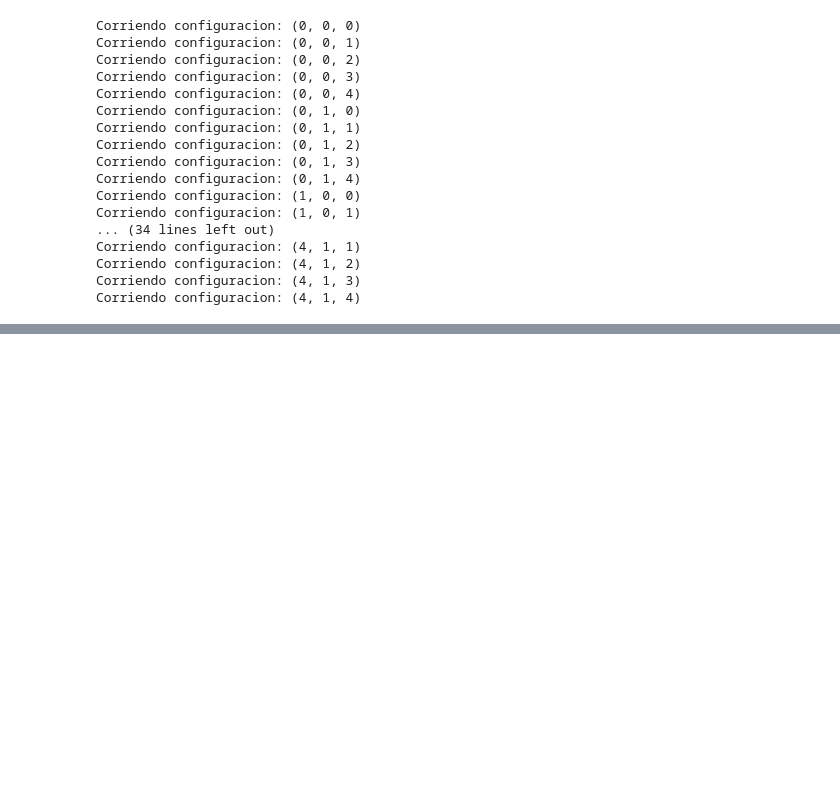
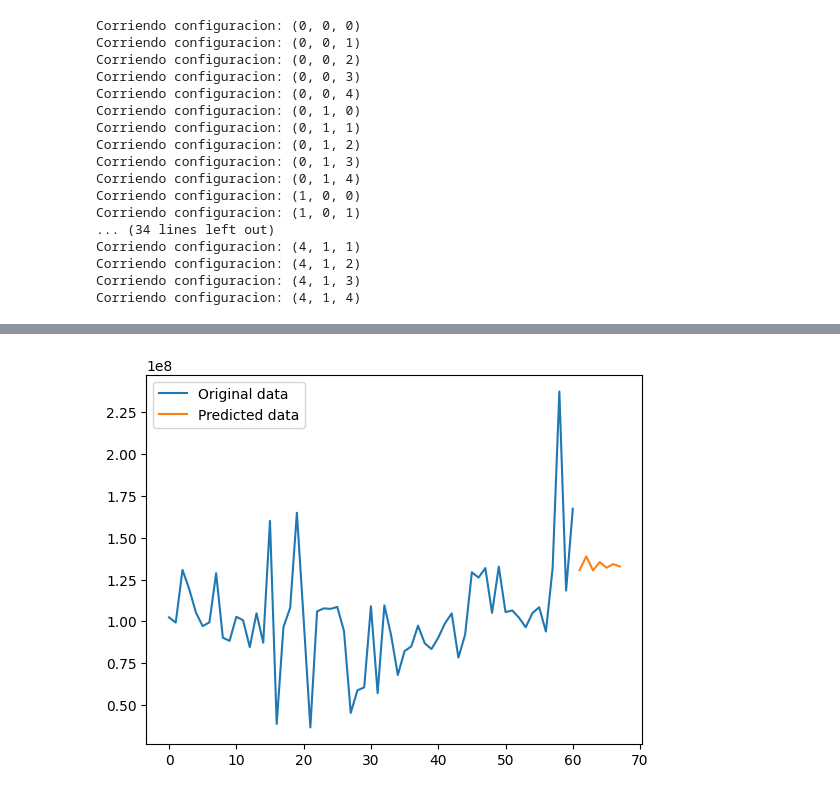
Before and after one commit to TomasCardeLo/ML-Dispapeles-TomasCaLo, a Jupyter notebook: Time series/Time series v2.ipynb, the cells around one changed output, grey strips where cells are left out. Drawn from its saved outputs; the diff is of its cells as text; code cells hidden in the pictures; blank space fills up the shorter version.

```diff
--- a/Time series/Time series v2.ipynb
+++ b/Time series/Time series v2.ipynb
@@ -321,3 +370,78 @@ arima_fit = arima.fit(train)
 print("Best ARIMA(p,d,q) = {} with MSE of {}".format(arima_fit.best_params_['order'], arima_fit.best_score_))
 # %%
 arima_fit.cv_results_
+# %%
+import numpy as np
+import pandas as pd
+import statsmodels.api as sm
+import matplotlib.pyplot as plt
+from sklearn.metrics import mean_absolute_error, mean_squared_error, r2_score, mean_absolute_percentage_error
+
+# Create an ARIMA model
+def create_arima_model(data, order):
+    model = sm.tsa.ARIMA(data, order=order)
+    return model
+
+# Fit the ARIMA model
+def fit_arima_model(model):
+    fitted_model = model.fit()
+    return fitted_model
+
+# Predict using the ARIMA model
+def predict_arima(model, data):
+    pred = model.predict(start=len(data), end=len(data)+6)
+    return pred
+
+# Evaluate the ARIMA model
+def evaluate_arima(actual, pred):
+    mae = mean_absolute_error(actual, pred)
+    mse = mean_squared_error(actual, pred)
+    r2 = r2_score(actual, pred)
+    mape = mean_absolute_percentage_error(actual, pred)
+    metrics = {"MAE": mae, "MSE": mse, "R2": r2, "MAPE": mape}
+    return metrics
+
+# Sort the metrics dictionary by MAPE
+def sort_metrics(metrics):
+    sorted_metrics = {k: v for k, v in sorted(metrics.items(), key=lambda item: item[1], reverse=False)}
+    return sorted_metrics
+
+# Main function
+def main():
+    # Load the data
+    data = df_SQL.values
+
+    # Create an ARIMA model
+    order = (2, 1, 2)
+    model = create_arima_model(data, order)
+
+    # Fit the ARIMA model
+    fitted_model = fit_arima_model(model)
+
+    # Predict using the ARIMA model
+    pred = predict_arima(fitted_model, data)
+
+    # Evaluate the ARIMA model
+    actual = data[-7:]
+    metrics = evaluate_arima(actual, pred)
+
+    # Sort the metrics dictionary by MAPE
+    sorted_metrics = sort_metrics(metrics)
+
+    # Save the metrics
+    with open("metrics.txt", "w") as file:
+        for key, value in sorted_metrics.items():
+            file.write(f"{key}: {value}\n")
+
+    # Plot the actual data and predictions
+    plt.plot(df_SQL.values, label="Original data")
+    plt.plot(np.arange(len(data), len(data)+7), pred, label='Predicted data')
+    # plt.plot(pred, label="Predictions")
+    plt.legend()
+    plt.show()
+
+# Call the main function
+if __name__ == "__main__":
+    main()
+# %% [output]
+[figure, added]
```
Also changed, not shown: parts of 12 cells of this notebook, 2 other files.
